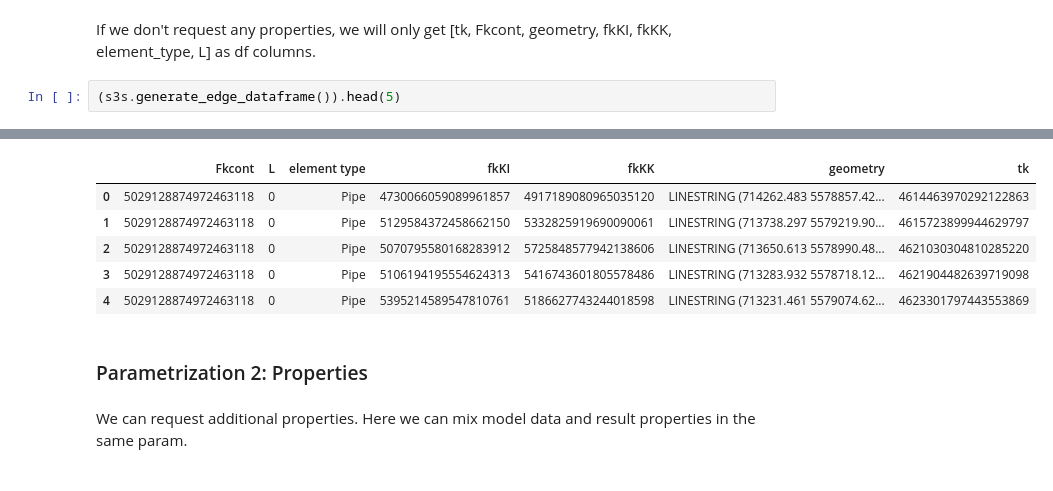
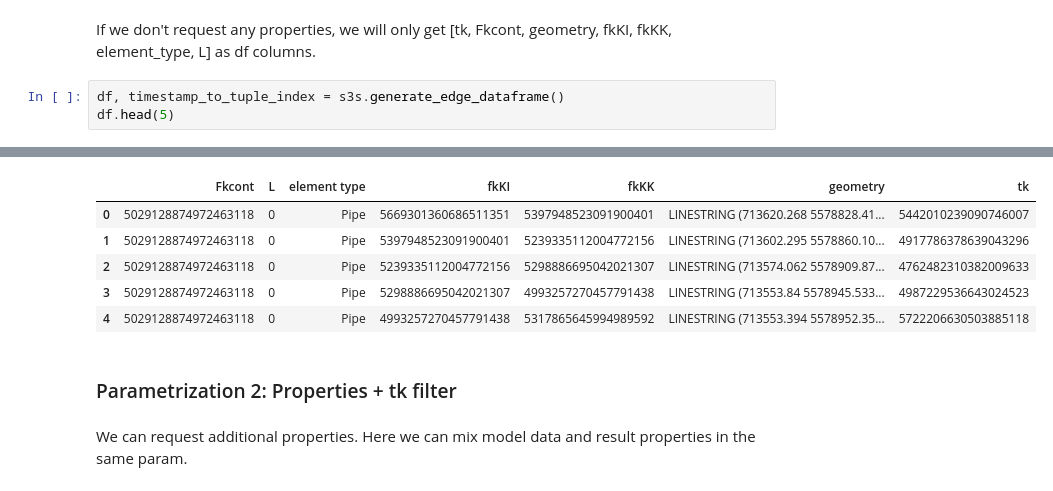
Before and after one commit to 3SConsult/sir3stoolkit, a Jupyter notebook: docs/source/tutorials/SIR3S_Model_Mantle/Tutorial053_Assets/ToolkitTutorial053.ipynb, the cells around one changed output, grey strips where cells are left out. Drawn from its saved outputs; the diff is of its cells as text.

```diff
--- a/docs/source/tutorials/SIR3S_Model_Mantle/Tutorial053_Assets/ToolkitTutorial053.ipynb
+++ b/docs/source/tutorials/SIR3S_Model_Mantle/Tutorial053_Assets/ToolkitTutorial053.ipynb
@@ -78,5 +78,6 @@ HeatExchanger is not supported.
 # %% [markdown]
 If we don't request any properties, we will only get [tk, Fkcont, geometry, fkKI, fkKK, element_type, L] as df columns.
 # %%
-(s3s.generate_edge_dataframe()).head(5)
+df, timestamp_to_tuple_index = s3s.generate_edge_dataframe()
+df.head(5)
 # %% [output]
@@ -100,11 +101,11 @@ If we don't request any properties, we will only get [tk, Fkcont, geometry, fkKI
 |  | Fkcont | L | element type | fkKI | fkKK | geometry | tk |
-| 0 | 5029128874972463118 | 0 | Pipe | 4730066059089961857 | 4917189080965035120 | LINESTRING (714262.483 5578857.42... | 4614463970292122863 |
-| 1 | 5029128874972463118 | 0 | Pipe | 5129584372458662150 | 5332825919690090061 | LINESTRING (713738.297 5579219.90... | 4615723899944629797 |
-| 2 | 5029128874972463118 | 0 | Pipe | 5070795580168283912 | 5725848577942138606 | LINESTRING (713650.613 5578990.48... | 4621030304810285220 |
-| 3 | 5029128874972463118 | 0 | Pipe | 5106194195554624313 | 5416743601805578486 | LINESTRING (713283.932 5578718.12... | 4621904482639719098 |
-| 4 | 5029128874972463118 | 0 | Pipe | 5395214589547810761 | 5186627743244018598 | LINESTRING (713231.461 5579074.62... | 4623301797443553869 |
+| 0 | 5029128874972463118 | 0 | Pipe | 5669301360686511351 | 5397948523091900401 | LINESTRING (713620.268 5578828.41... | 5442010239090746007 |
+| 1 | 5029128874972463118 | 0 | Pipe | 5397948523091900401 | 5239335112004772156 | LINESTRING (713602.295 5578860.10... | 4917786378639043296 |
+| 2 | 5029128874972463118 | 0 | Pipe | 5239335112004772156 | 5298886695042021307 | LINESTRING (713574.062 5578909.87... | 4762482310382009633 |
+| 3 | 5029128874972463118 | 0 | Pipe | 5298886695042021307 | 4993257270457791438 | LINESTRING (713553.84 5578945.533... | 4987229536643024523 |
+| 4 | 5029128874972463118 | 0 | Pipe | 4993257270457791438 | 5317865645994989592 | LINESTRING (713553.394 5578952.35... | 5722206630503885118 |
 # %% [markdown]
-### Parametrization 2: Properties
+### Parametrization 2: Properties + tk filter
 # %% [markdown]
 We can request additional properties. Here we can mix model data and result properties in the same param.
 # %% [markdown]
```
Also changed, not shown: parts of 31 cells of this notebook, 12 other files.
